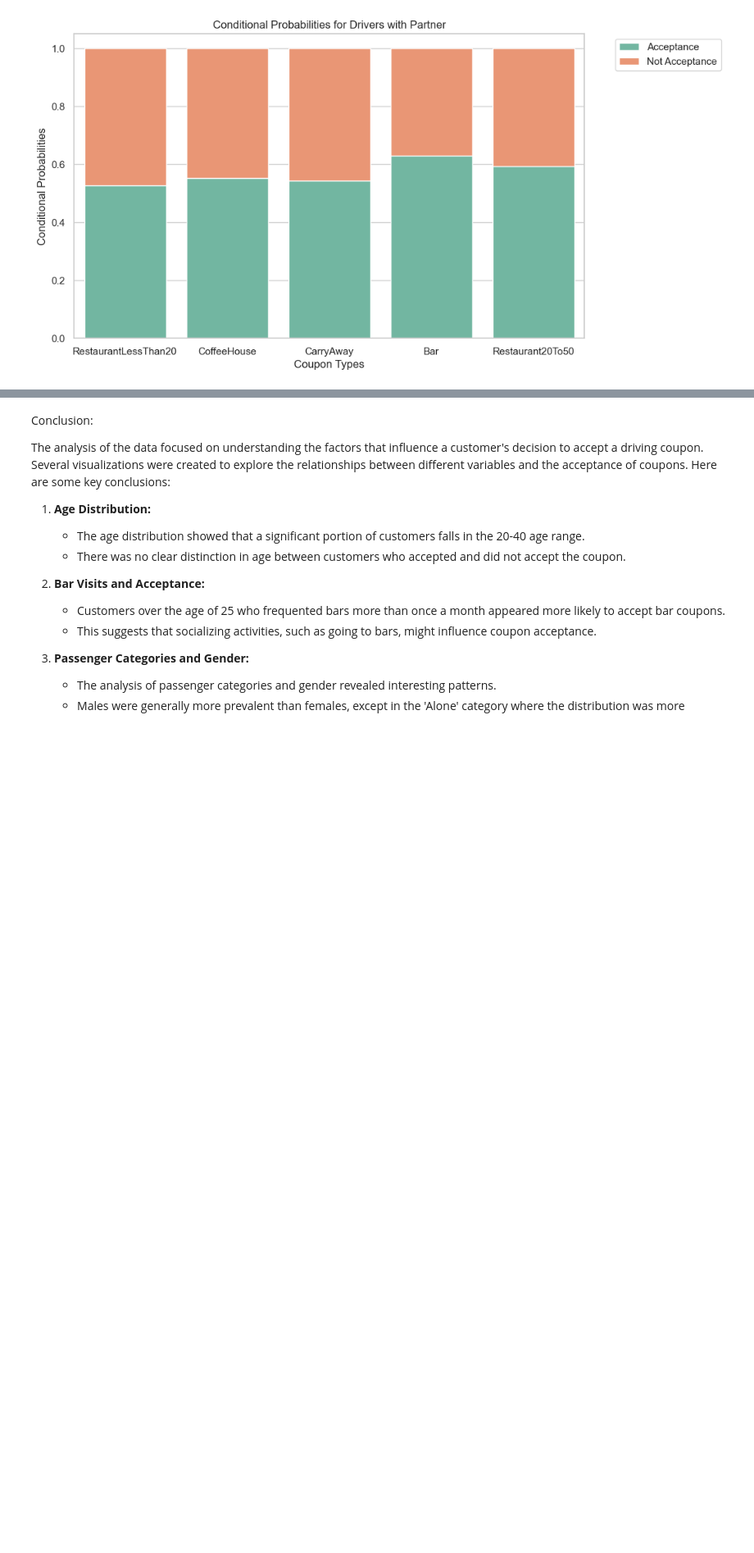
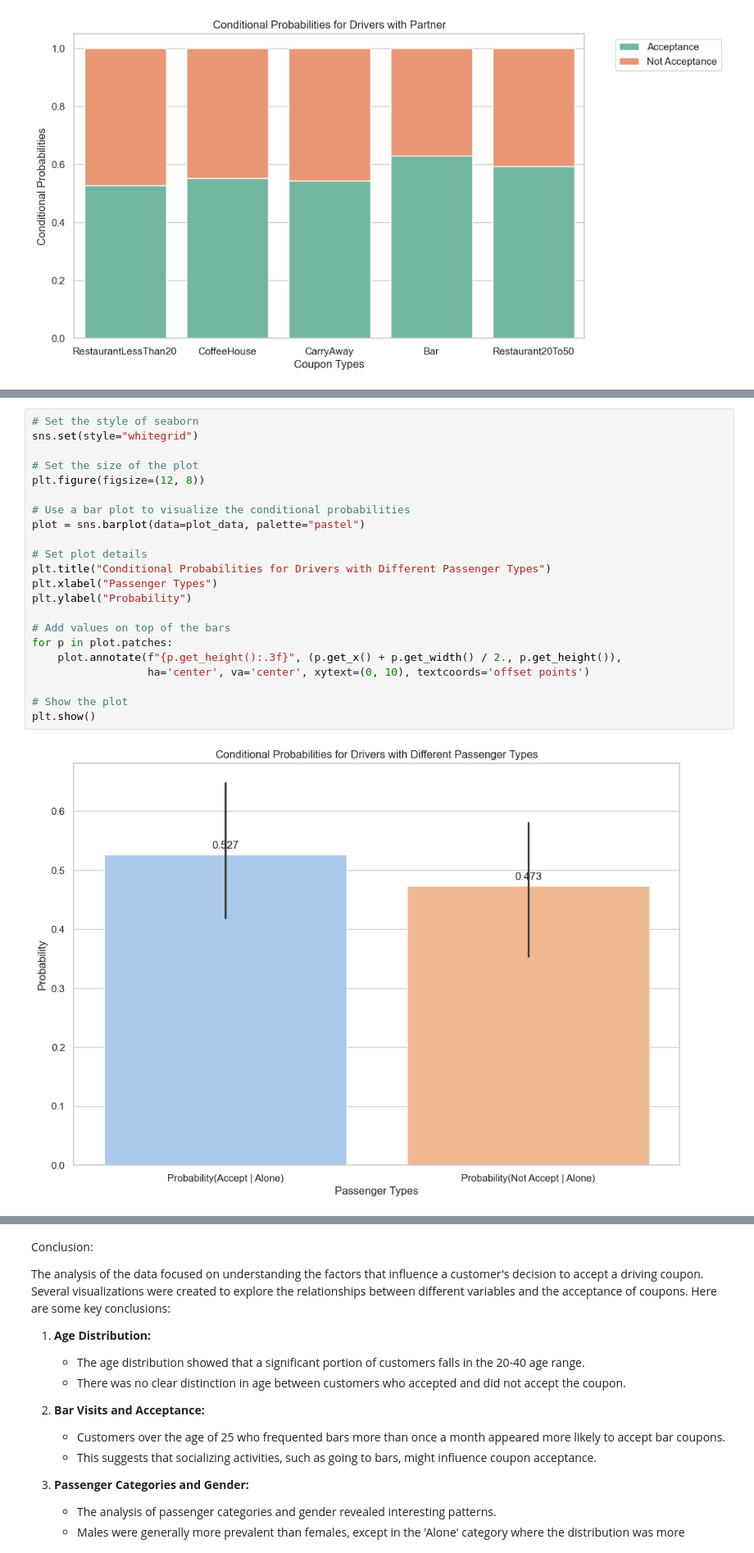
Before and after one commit to bigonil/BH-PCMLAI, a Jupyter notebook: p_assign_app_5_1/prompt.ipynb, the cells around one changed output, grey strips where cells are left out. Shown at 82% size. Drawn from its saved outputs; the diff is of its cells as text; blank space fills up the shorter version.

```diff
--- a/p_assign_app_5_1/prompt.ipynb
+++ b/p_assign_app_5_1/prompt.ipynb
@@ -1643,0 +1789,24 @@ plt.show()
+# %%
+# Set the style of seaborn
+sns.set(style="whitegrid")
+
+# Set the size of the plot
+plt.figure(figsize=(12, 8))
+
+# Use a bar plot to visualize the conditional probabilities
+plot = sns.barplot(data=plot_data, palette="pastel")
+
+# Set plot details
+plt.title("Conditional Probabilities for Drivers with Different Passenger Types")
+plt.xlabel("Passenger Types")
+plt.ylabel("Probability")
+
+# Add values on top of the bars
+for p in plot.patches:
+    plot.annotate(f"{p.get_height():.3f}", (p.get_x() + p.get_width() / 2., p.get_height()),
+                  ha='center', va='center', xytext=(0, 10), textcoords='offset points')
+
+# Show the plot
+plt.show()
+# %% [output]
+[figure, added]
```
Also changed, not shown: parts of 8 cells of this notebook.
